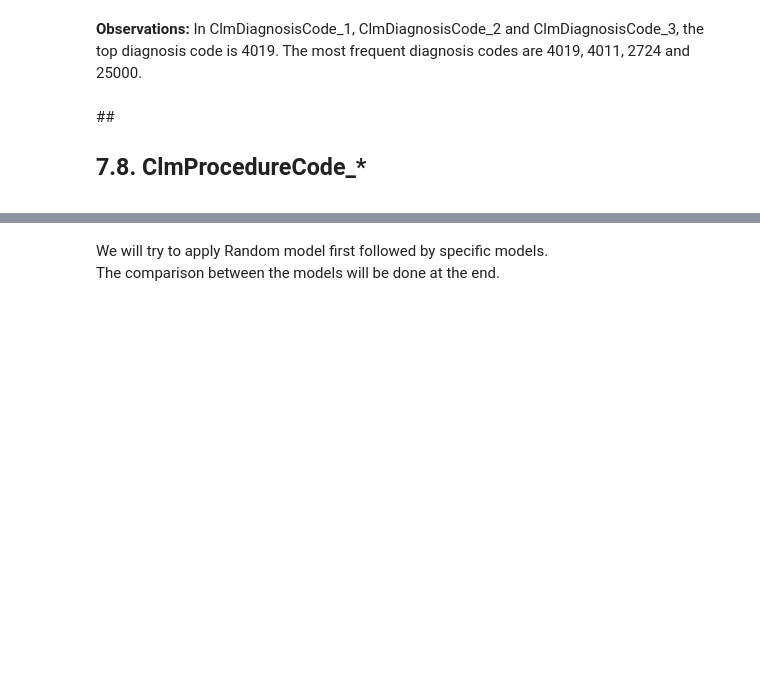
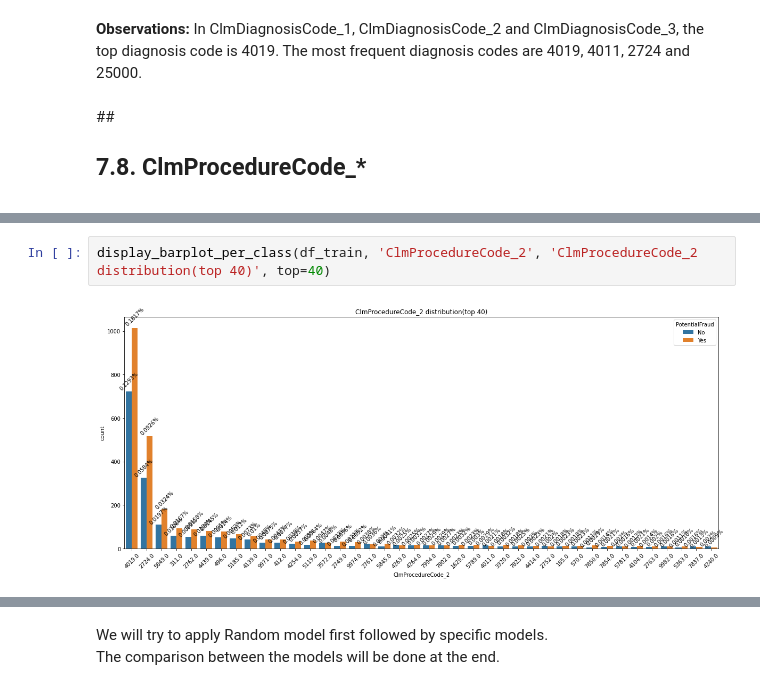
Before and after one commit to NaveenVuppula/Healthcare-Provider-Fraud-Detection-Analysis, a Jupyter notebook: Healthcare_Provider_Fraud_Detection_Analysis.ipynb, the cells around one changed output, grey strips where cells are left out. Saved outputs shown, nothing was run; the diff lists cells and outputs as text; blank space fills up the shorter version.

```diff
--- a/Healthcare_Provider_Fraud_Detection_Analysis.ipynb
+++ b/Healthcare_Provider_Fraud_Detection_Analysis.ipynb
@@ -701,0 +706,4 @@ display_barplot_per_class(df_train, 'ClmDiagnosisCode_3', 'ClmDiagnosisCode_3 di
+# %%
+display_barplot_per_class(df_train, 'ClmProcedureCode_2', 'ClmProcedureCode_2 distribution(top 40)', top=40)
+# %% [output]
+[figure, added]
```
Also changed, not shown: parts of 12 cells of this notebook.
